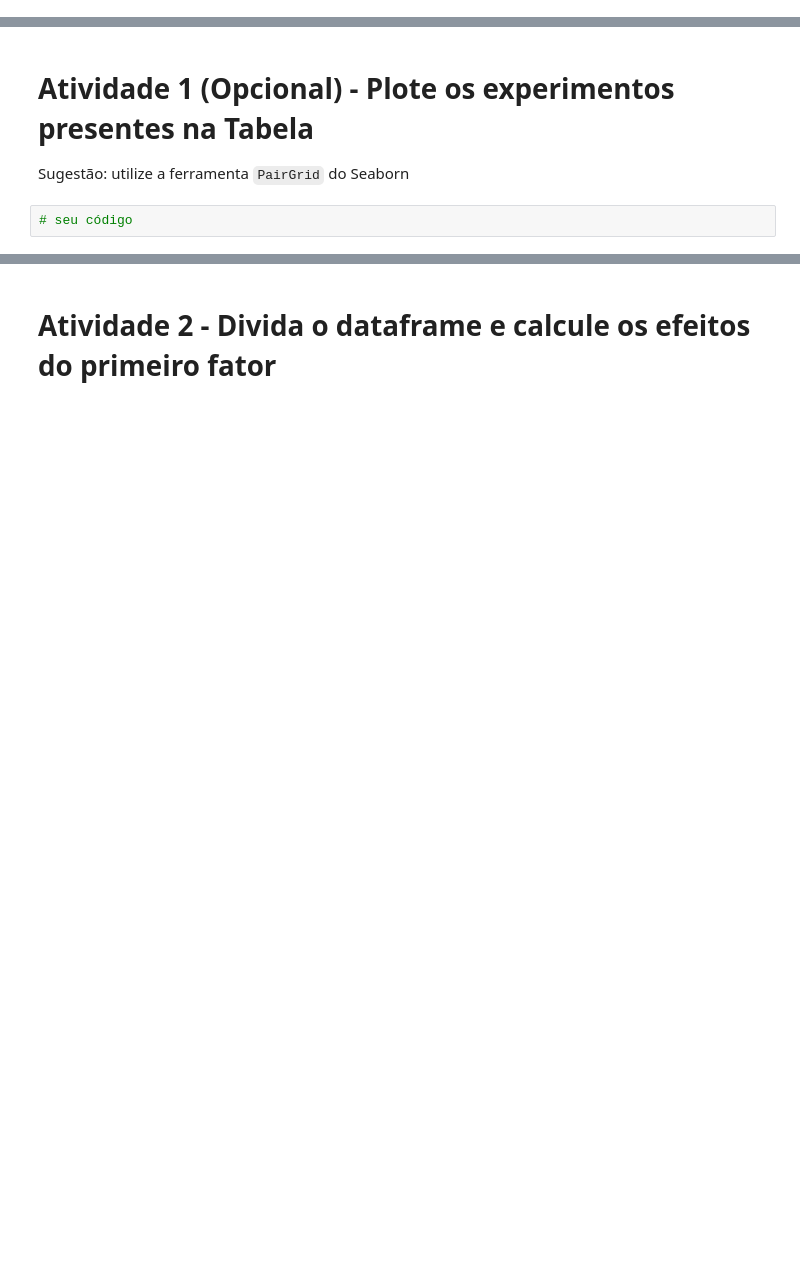
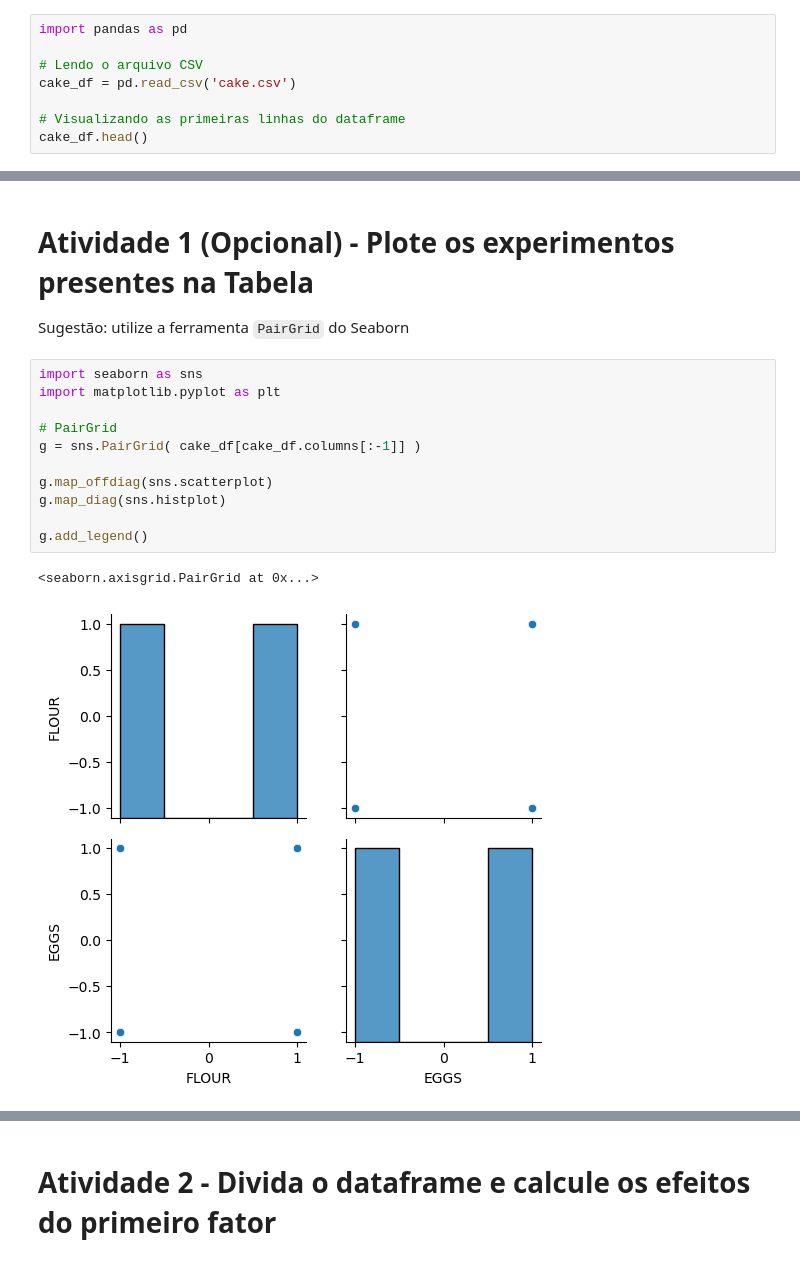
Before and after one commit to jorgelpbarretob/Master-Sirius, a Jupyter notebook: Módulo 3 - Design de Experimentos e Deep Learning/Semana 2/Atividade2_DoE_CAKE_Alunos.ipynb, the cells around one changed output, grey strips where cells are left out. Saved outputs shown, nothing was run; the diff lists cells and outputs as text; blank space fills up the shorter version.

Commit message:
Atividade Cake

```diff
--- a/Módulo 3 - Design de Experimentos e Deep Learning/Semana 2/Atividade2_DoE_CAKE_Alunos.ipynb
+++ b/Módulo 3 - Design de Experimentos e Deep Learning/Semana 2/Atividade2_DoE_CAKE_Alunos.ipynb
@@ -11,0 +10,8 @@ Importe o arquivo como dataframe do Pandas
+# %%
+import pandas as pd
+
+# Lendo o arquivo CSV
+cake_df = pd.read_csv('cake.csv')
+
+# Visualizando as primeiras linhas do dataframe
+cake_df.head()
@@ -12,5 +25,17 @@ Importe o arquivo como dataframe do Pandas
 # %% [markdown]
 # Atividade 1 (Opcional) - Plote os experimentos presentes na Tabela
 Sugestão: utilize a ferramenta `PairGrid` do Seaborn
-# %%
-# seu código
+# %%
+import seaborn as sns
+import matplotlib.pyplot as plt
+
+# PairGrid
+g = sns.PairGrid( cake_df[cake_df.columns[:-1]] )
+
+g.map_offdiag(sns.scatterplot)
+g.map_diag(sns.histplot)
+
+g.add_legend()
+# %% [output]
+<seaborn.axisgrid.PairGrid at 0x...>
+[figure, added]
```
Also changed, not shown: parts of 25 cells of this notebook.
